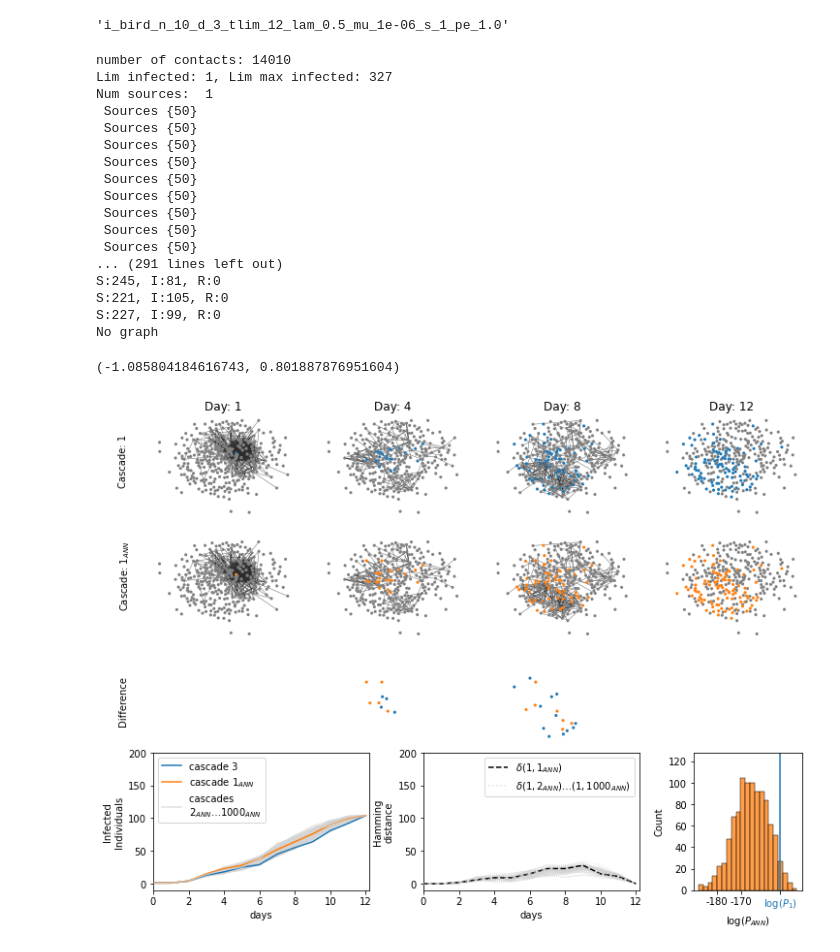
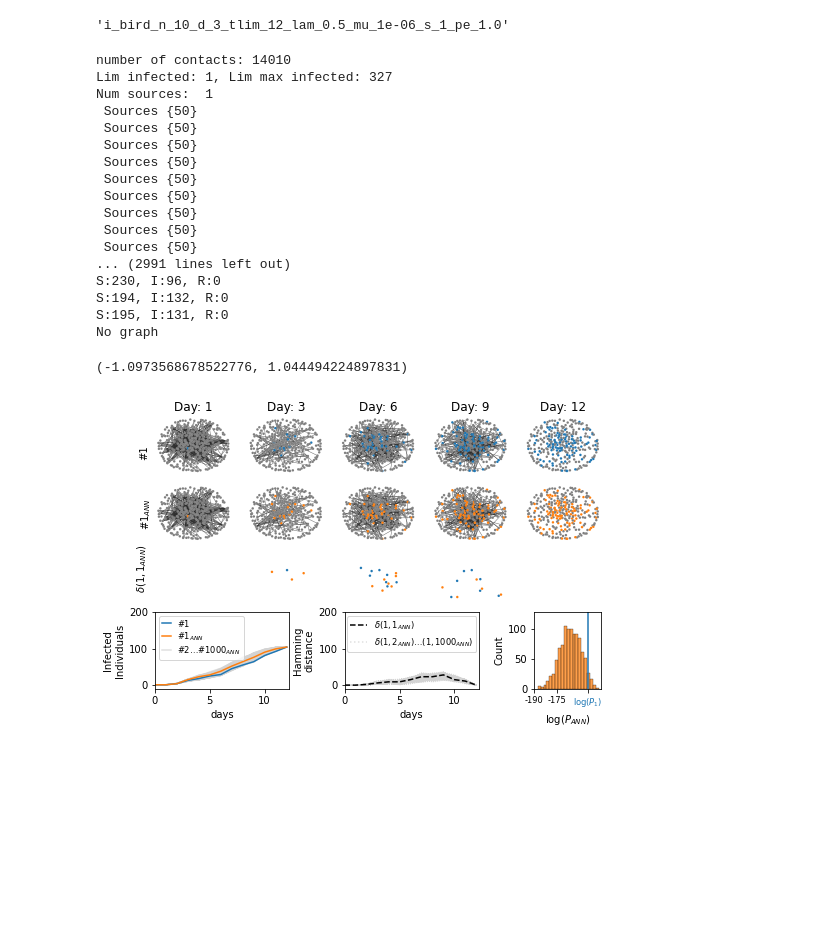
Before and after one commit to ocadni/annfore-results, a Jupyter notebook: results/networks_img/img_samples.ipynb, the cells around one changed output. Saved outputs shown, nothing was run; the diff lists cells and outputs as text; code cells hidden in the pictures; blank space fills up the shorter version.

```diff
--- a/results/networks_img/img_samples.ipynb
+++ b/results/networks_img/img_samples.ipynb
@@ -60,7 +60,7 @@ extra_gen.update({"gamma":gamma,
                   "path_contacts": path_contacts})
 # %%
 start_conf=0
-num_conf=100
+num_conf=1000
 # %%
 reload(epidemy_gen)
 sources=set([50])
@@ -85,10 +85,10 @@ Num sources:  1
  Sources {50}
  Sources {50}
  Sources {50}
-... (291 lines left out)
-S:245, I:81, R:0
-S:221, I:105, R:0
-S:227, I:99, R:0
+... (2991 lines left out)
+S:230, I:96, R:0
+S:194, I:132, R:0
+S:195, I:131, R:0
 No graph
 # %%
 import torch
@@ -128,7 +128,7 @@ clone_ss[clone_ss >13] = 13
 logp_net, _,_,_ = model_free.energy_separated(ss)
 logp_sim, _,_,_ = model_free.energy_separated(clone_ss)
 # %%
-for i in range(3,100):
+for i in range(3,1000):
     DATA_ALL[1]["epidemy"][i][0][0] = ss[i][:,0]-1
 
 import networkx as nx
@@ -140,8 +140,8 @@ G.add_nodes_from(range(N))
 for t, i, j, l in DATA_ALL[1]["contacts"]:
     G.add_edge(i,j, t=t, l=l)
 #G.remove_nodes_from(list(nx.isolates(G)))
-pos = nx.drawing.layout.kamada_kawai_layout(G)
-#pos = nx.drawing.layout.spring_layout(G, iterations=100, k=1.5)
+#pos = nx.drawing.layout.kamada_kawai_layout(G)
+pos = nx.drawing.layout.spring_layout(G, iterations=100, k=2)
 #pos = nx.drawing.layout.random_layout(G)
 nodes_pos = np.asarray([pos[n] for n in range(N)])
 # %%
@@ -154,13 +154,14 @@ import matplotlib.gridspec as gridspec
 max_T = 13
 Ts = [1,4, 8,12]#
 #Ts = range(1,13, 3)#
+Ts = [1,3, 6, 9, 12]
 sim_ref = 2
 sim_comp = 3
-fig = plt.figure(figsize=(12,9))
-outer = gridspec.GridSpec(2, 1, height_ratios = [2.5, 1], hspace=-0.03)
+fig = plt.figure(figsize=(8,5))
+outer = gridspec.GridSpec(2, 1, height_ratios = [2.5, 1], hspace=0.02)
 #make nested gridspecs
-gs1 = gridspec.GridSpecFromSubplotSpec(3, 4, subplot_spec = outer[0])
-gs2 = gridspec.GridSpecFromSubplotSpec(1, 3, subplot_spec = outer[1], wspace = 0.3, width_ratios = [2,2, 1])
+gs1 = gridspec.GridSpecFromSubplotSpec(3, len(Ts), subplot_spec = outer[0])
+gs2 = gridspec.GridSpecFromSubplotSpec(1, 3, subplot_spec = outer[1], wspace = 0.5, width_ratios = [2,2, 1])
 
 #gs1 = fig.add_gridspec(4, len(Ts)*2, height_ratios=[1,1,1,3])
 
@@ -171,7 +172,7 @@ color_S = color[7]
 color_I = [color[0],color[1]]
 color_E = color_[5]
 color_diff = "black"
-s = 40
+s = 25
 # first two cascades
 simulations = [sim_ref,sim_comp]
 T_inf_confs={}
@@ -205,9 +206,9 @@ for i_axs, simulation in enumerate(simulations):
         #plot_networkx_on_map(G, ax, pos)
         ax.axis('off')
         if ii == 0 and i_axs==0:
-            ax.text(-1.5,-0.5, f"Cascade: 1", rotation="vertical")
+            ax.text(-1.5,-0.5, f"#1", rotation="vertical")
         if ii == 0 and i_axs==1:
-            ax.text(-1.5,-0.5, "Cascade: $1_{ANN}$", rotation="vertical")
+            ax.text(-1.5,-0.5, "#$1_{ANN}$", rotation="vertical")
 
 
 
@@ -228,7 +229,7 @@ for ii, T in enumerate(Ts):#range(max_T):#
     nodes_to_pos = np.argwhere(nodes_list_add)[:,0]
     if ii == 0:
         #ax.text(-1.5,-0.5, f"Diffrence", rotation="vertical")
-        ax.text(-0.25,0.35, f"Difference", rotation="vertical")
+        ax.text(-0.25,0.35, "$\delta(1,1_{ANN})$", rotation="vertical")
 
     nodes_list_color = [color_I[0] if nodes_diff[int(i)] == 1 else color_I[1] for i in np.argwhere(nodes_list_add) ]
     nodes_pos_diff = np.asarray([pos[n] for n in nodes_to_pos])
@@ -279,42 +280,46 @@ for i_axs, simulation in enumerate(simulations_over[:-1]):
 
 #ax2.plot(overlap_[simulations_over[sim_ref]], color="blue", label="perfect overlap")
 
 
 sims_df=pd.DataFrame(sims_df)
 #sns.lineplot(x="day", y="I", ax=ax1, data=sims_df, ci="sd")
 #sns.lineplot(x="day", y="over", ax=ax2, data=sims_df, ci="sd")
 
-ax1.plot(Is[sim_ref], color=color_I[0], label=f"cascade {sim_ref+1}")
-ax1.plot(Is[sim_comp], color=color_I[1], label="cascade $1_{ANN}$")
+ax1.plot(Is[sim_ref], color=color_I[0], label=f"#1")
+ax1.plot(Is[sim_comp], color=color_I[1], label="#$1_{ANN}$")
 
 ax2.plot(overlap_[sim_comp], "--", color="black", label="$\delta(1, 1_{ANN})$")
-ax1.plot(Is[simulations_over[-1]], color="lightgrey", alpha=0.7, label="cascades \n$2_{ANN}\dots1000_{ANN}$", zorder=4)
-ax2.plot(overlap_[simulations_over[-1]], ":", color="lightgrey", alpha=0.7, label="$\delta(1,2_{ANN})\dots(1,1000_{ANN})$", zorder=4)
+ax1.plot(Is[simulations_over[-1]], color="lightgrey", alpha=0.7, label="$\#2\dots\#1000_{ANN}$", zorder=1)
+ax2.plot(overlap_[simulations_over[-1]], ":", color="lightgrey", alpha=0.7, label="$\delta(1,2_{ANN})\dots(1,1000_{ANN})$", zorder=1)
 
-ax1.legend()
-ax2.legend()
+handles, labels = ax1.get_legend_handles_labels()
+# sort both labels and handles by labels
+#ax1.legend([handles[2], handles[0], handles[1]], [labels[2], labels[0], labels[1]], fontsize='small', handlelength=1, ncol=2)
+ax1.legend(fontsize='small', handlelength=1, labelspacing=0.2)
+#ax1.legend(fontsize='small', handlelength=1)
+ax2.legend(fontsize='small',loc='upper center')
 #plt.despine()
 ax1.set_ylabel("Infected\nIndividuals")
 ax2.set_ylabel("Hamming\ndistance")
 ax1.set_xlabel("days")
 ax2.set_xlabel("days")
 ax1.set_ylim(-10,200)
 ax1.set_xlim(0,12.2)
 ax2.set_ylim(-10,200)
 ax2.set_xlim(0,12.2)
 
 #energy
 ax3 = fig.add_subplot(gs2[0, 2])
-#ax3.set_xlim(-200,-140)
 ax = sns.histplot(x=-logp_net.numpy(), ax=ax3, color=color_I[1])
-ax3.set_xticks([-130, -logp_sim[sim_ref], -170, -180])
-ax3.set_xticklabels(["-130","$\log(P_{1})$", "-170", "-180"])
+ax3.set_xticks([-logp_sim[sim_ref], -175, -190])
+ax3.set_xticklabels(["$\log(P_{1})$", "-175", "-190"], fontsize="small")
 ax3.vlines(-logp_sim[sim_ref], 0, 135)
 ax3.set_ylim(0,128);
-plt.gca().get_xticklabels()[1].set_color(color_I[0])
+ax3.set_xlim(-190,-145)
+plt.gca().get_xticklabels()[0].set_color(color_I[0])
 ax3.set_xlabel("$\log(P_{ANN})$")
 plt.show()
 fig.savefig("cascade_ann.pdf", bbox_inches="tight")
 # %% [output]
-(-1.085804184616743, 0.801887876951604)
+(-1.0973568678522776, 1.044494224897831)
-[figure, old version]
+[figure, new version]
```
Also changed, not shown: parts of 2 cells of this notebook, 6 other files.
